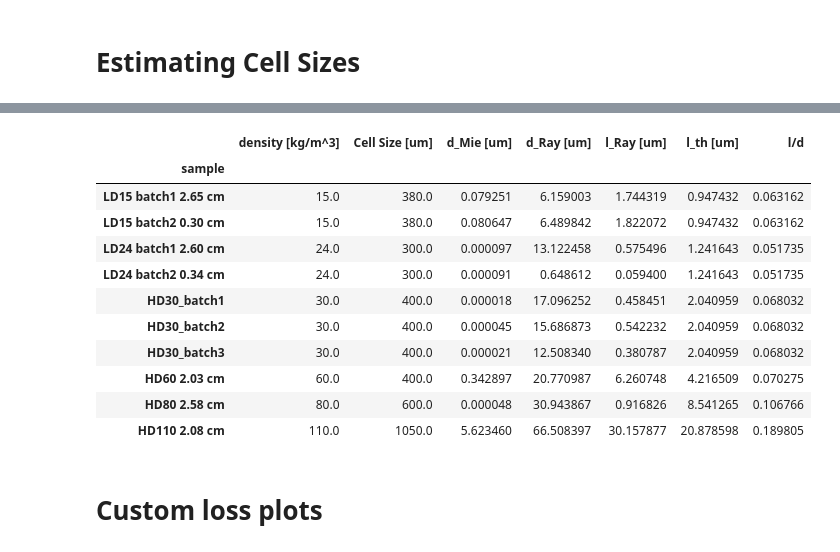
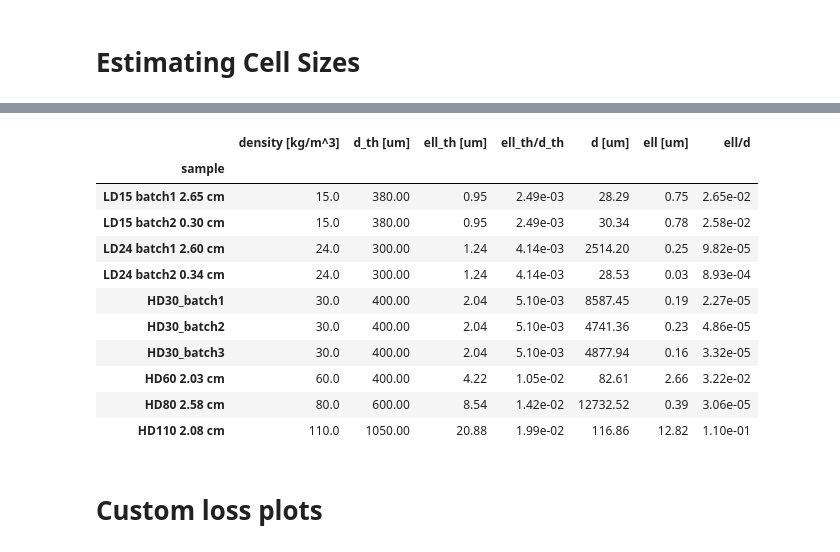
Before and after one commit to McMahonCosmologyGroup/IRBF, a Jupyter notebook: to_500_GHz.ipynb, the cells around one changed output, grey strips where cells are left out. Saved outputs shown, nothing was run; the diff lists cells and outputs as text; code cells hidden in the pictures.

```diff
--- a/to_500_GHz.ipynb
+++ b/to_500_GHz.ipynb
@@ -1873,72 +1836,71 @@ comb_batches['HD30_batch2']['cell_size']  = 400e-6
 comb_batches['HD30_batch3']['cell_size']  = 400e-6
 comb_batches['HD60 2.03 cm']['cell_size'] = 400e-6
 comb_batches['HD80 2.58 cm']['cell_size'] = 600e-6
 comb_batches['HD110 2.08 cm']['cell_size'] = 1050e-6
 
 rows = []
 
-def Mie_eff_diameter(C, K_Mie_GHz, f_c, n_m, n_p=n_p, c=3e8):
-    m = n_p/n_m
-    return 100*C * c**2 / (6*f_c*(n_m*np.pi*K_Mie_GHz*1e9*(m-1))**2)
+def _cm_factor(n_p):
+    np2 = n_p**2
+    return np.abs((np2 + 2)*(1 + 2*np2) - 2*(np2 - 1)**2) / np.abs((1 + 2*np2)*(np2 - 1))
 
-def Ray_eff_diameter(C, K_Ray_GHz, f_c, n_m, n_p=n_p, c=3e8):
-    m = n_p/n_m
-    return (100*C/(4*f_c) * (c/(n_m*np.pi*K_Ray_GHz*1e9))**4 * np.abs((m2+2)/(m2-1))**2)**(1/3)
+def eff_cell_diameter(K_Mie_GHz, K_Ray_GHz, n_p=1.54, n_m=1.0003, c=3e8):
+    m   = n_p / n_m
+    return c * (m - 1) * K_Mie_GHz*1e9 / (n_m * np.pi * np.sqrt(6) * (K_Ray_GHz*1e9)**2) * _cm_factor(n_p)
 
-def Ray_eff_thickness(C, K_Ray_GHz, d_Mie, f_c, n_m, n_p=n_p, c=3e8):
-    m = n_p/n_m
-    return c/(n_m*np.pi*K_Ray_GHz*1e9) * ((100*C*d_Mie)/(8*f_c))**(1/4) * np.abs((m2+2)/(m2-1))**(1/2)
+def eff_wall_thickness(K_Mie_GHz, d, C, f_m, n_p=1.54, n_m=1.0003, c=3e8):
+    m   = n_p / n_m
+    C_m = C * 100
+    return c / (2 * n_m * np.pi * (m - 1) * K_Mie_GHz*1e9) * np.sqrt(C_m * d / (6 * f_m))
 
-def wall_thickness(d, f_c): #theoretical wall thickness based on cell size and volume fraction
-    return d/2 * (1 - f_c**(1/3))
+def wall_thickness(d, f_m):
+    return d/2 * (1 - f_m**(1/3))
 
 for bname, b in comb_batches.items():
     if 'HD' not in bname and 'LD' not in bname:
         continue
 
     density = b['density']
-
-    rho_m = 950 if 'HD' in bname else (925 if 'LD' in bname else None)
-    n_m   = 1.54 if 'HD' in bname else (1.514 if 'LD' in bname else None)
-    f_m = f_m_from_rho(density, rho_m)
-    f_c = 1 - f_m
+    rho_p = b['rho_p']
+    n_p   = b['n_p']
+    f_p   = b['f_p']
 
     C     = b['params'][1]
     K_Ray = b['params'][2]
     K_Mie = b['params'][3]
 
-    d_Mie = Mie_eff_diameter(C, K_Mie, f_c, n_m)
-    d_Ray = Ray_eff_diameter(C, K_Ray, f_c, n_m)
-    l_Ray = Ray_eff_thickness(C, K_Ray, d_Mie, f_c, n_m)
+    d_inv = eff_cell_diameter(K_Mie, K_Ray, n_p=n_p)
 
-    l_th  = wall_thickness(b['cell_size'], f_c)
+    f_m = 1 - f_p
+    ell   = eff_wall_thickness(K_Mie, d_inv, C, f_m, n_p=n_p)
+    l_th  = wall_thickness(b['cell_size'], f_m)
 
     rows.append({
-        "sample": bname,
+        "sample":           bname,
         "density [kg/m^3]": b["density"],
-        "Cell Size [um]": b["cell_size"] * 1e6,
-        "d_Mie [um]": d_Mie * 1e6,
-        "d_Ray [um]": d_Ray * 1e6,
-        "l_Ray [um]": l_Ray * 1e6,
-        "l_th [um]": l_th * 1e6,
-        "l/d": l_th*1e6/b["density"]
+        "d_th [um]":        f"{b['cell_size'] * 1e6:.2f}",
+        "ell_th [um]":      f"{l_th * 1e6:.2f}",
+        "ell_th/d_th":      f"{l_th / (b['cell_size']):.2e}",
+        "d [um]":           f"{d_inv * 1e6:.2f}",
+        "ell [um]":         f"{ell * 1e6:.2f}",
+        "ell/d":            f"{ell / d_inv:.2e}",
     })
 
 df = pd.DataFrame(rows).set_index("sample").sort_values("density [kg/m^3]")
 df
 # %% [output]
-|  | density [kg/m^3] | Cell Size [um] | d_Mie [um] | d_Ray [um] | l_Ray [um] | l_th [um] | l/d |
+|  | density [kg/m^3] | d_th [um] | ell_th [um] | ell_th/d_th | d [um] | ell [um] | ell/d |
 | sample |  |  |  |  |  |  |  |
-| LD15 batch1 2.65 cm | 15.0 | 380.0 | 0.079251 | 6.159003 | 1.744319 | 0.947432 | 0.063162 |
-| LD15 batch2 0.30 cm | 15.0 | 380.0 | 0.080647 | 6.489842 | 1.822072 | 0.947432 | 0.063162 |
-| LD24 batch1 2.60 cm | 24.0 | 300.0 | 0.000097 | 13.122458 | 0.575496 | 1.241643 | 0.051735 |
-| LD24 batch2 0.34 cm | 24.0 | 300.0 | 0.000091 | 0.648612 | 0.059400 | 1.241643 | 0.051735 |
-| HD30_batch1 | 30.0 | 400.0 | 0.000018 | 17.096252 | 0.458451 | 2.040959 | 0.068032 |
-| HD30_batch2 | 30.0 | 400.0 | 0.000045 | 15.686873 | 0.542232 | 2.040959 | 0.068032 |
-| HD30_batch3 | 30.0 | 400.0 | 0.000021 | 12.508340 | 0.380787 | 2.040959 | 0.068032 |
-| HD60 2.03 cm | 60.0 | 400.0 | 0.342897 | 20.770987 | 6.260748 | 4.216509 | 0.070275 |
-| HD80 2.58 cm | 80.0 | 600.0 | 0.000048 | 30.943867 | 0.916826 | 8.541265 | 0.106766 |
-| HD110 2.08 cm | 110.0 | 1050.0 | 5.623460 | 66.508397 | 30.157877 | 20.878598 | 0.189805 |
+| LD15 batch1 2.65 cm | 15.0 | 380.00 | 0.95 | 2.49e-03 | 28.29 | 0.75 | 2.65e-02 |
+| LD15 batch2 0.30 cm | 15.0 | 380.00 | 0.95 | 2.49e-03 | 30.34 | 0.78 | 2.58e-02 |
+| LD24 batch1 2.60 cm | 24.0 | 300.00 | 1.24 | 4.14e-03 | 2514.20 | 0.25 | 9.82e-05 |
+| LD24 batch2 0.34 cm | 24.0 | 300.00 | 1.24 | 4.14e-03 | 28.53 | 0.03 | 8.93e-04 |
+| HD30_batch1 | 30.0 | 400.00 | 2.04 | 5.10e-03 | 8587.45 | 0.19 | 2.27e-05 |
+| HD30_batch2 | 30.0 | 400.00 | 2.04 | 5.10e-03 | 4741.36 | 0.23 | 4.86e-05 |
+| HD30_batch3 | 30.0 | 400.00 | 2.04 | 5.10e-03 | 4877.94 | 0.16 | 3.32e-05 |
+| HD60 2.03 cm | 60.0 | 400.00 | 4.22 | 1.05e-02 | 82.61 | 2.66 | 3.22e-02 |
+| HD80 2.58 cm | 80.0 | 600.00 | 8.54 | 1.42e-02 | 12732.52 | 0.39 | 3.06e-05 |
+| HD110 2.08 cm | 110.0 | 1050.00 | 20.88 | 1.99e-02 | 116.86 | 12.82 | 1.10e-01 |
 # %% [markdown]
 # Custom loss plots
 # %% [markdown]
```
Also changed, not shown: parts of 10 cells of this notebook, 1 other file.
